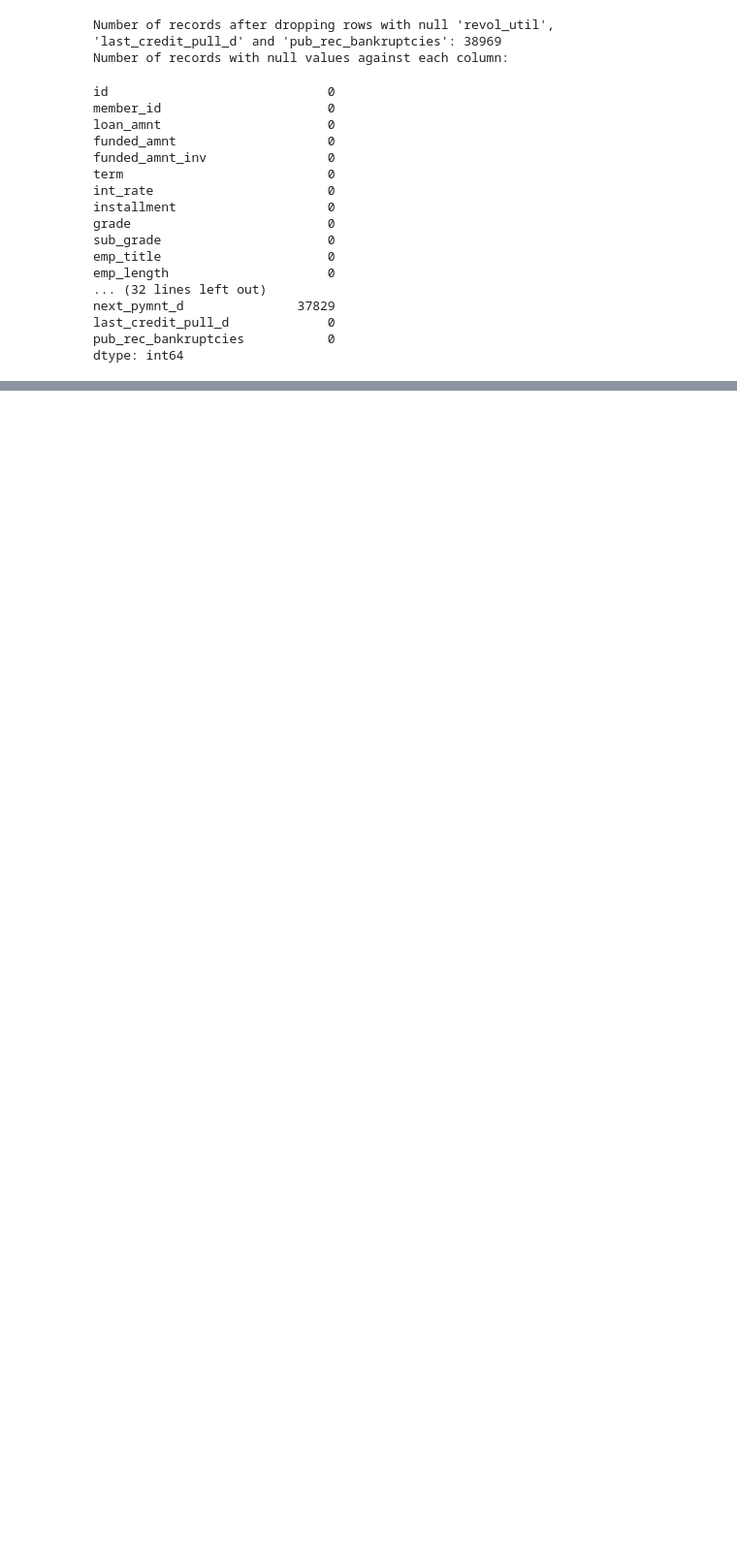
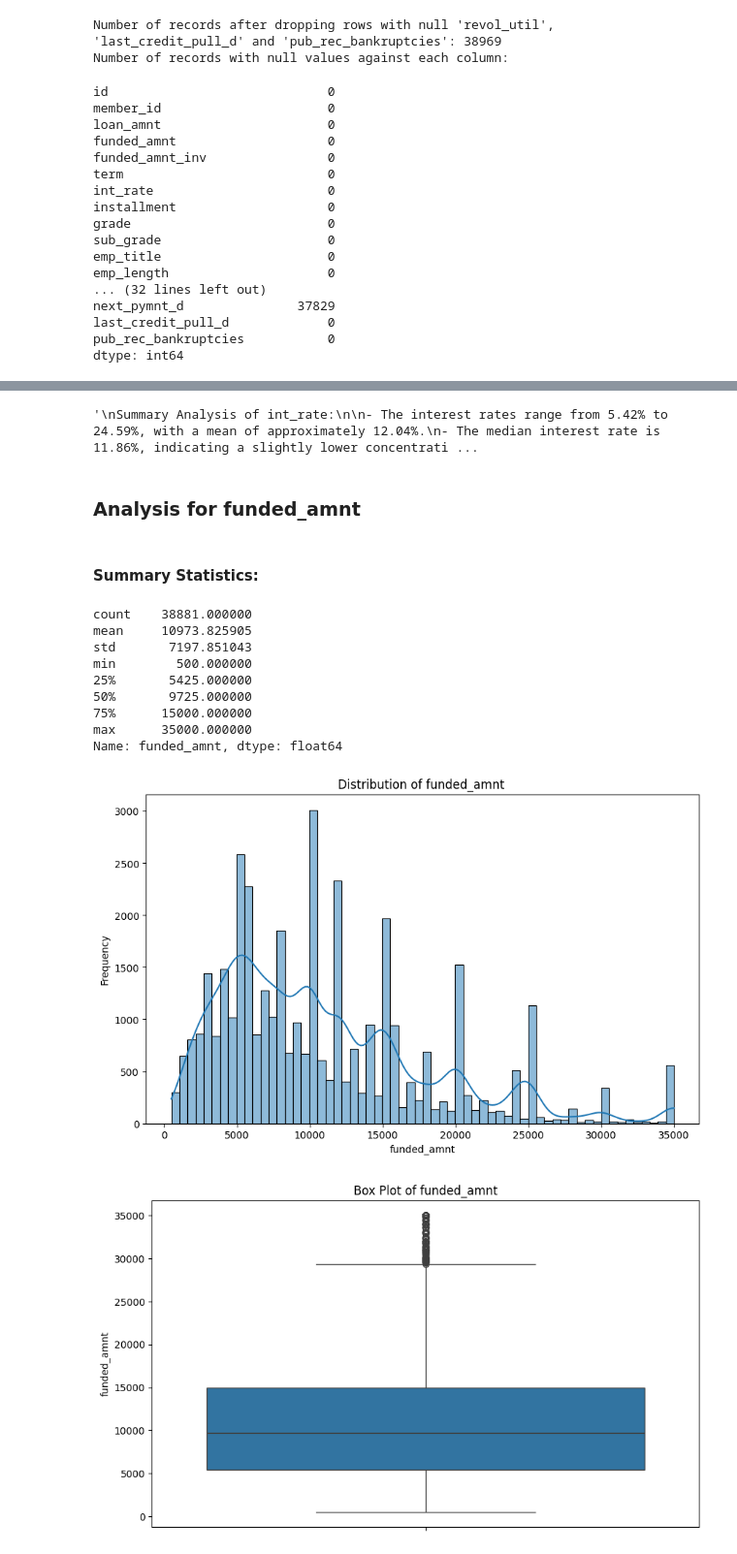
Before and after one commit to sachinbehl/LendingClubCaseStudy, a Jupyter notebook: LendingClubCaseStudy.ipynb, the cells around one changed output, grey strips where cells are left out. Shown at 97% size. Saved outputs shown, nothing was run; the diff lists cells and outputs as text; code cells hidden in the pictures; blank space fills up the shorter version.

```diff
--- a/LendingClubCaseStudy.ipynb
+++ b/LendingClubCaseStudy.ipynb
@@ -617,0 +766,52 @@ Index: []
+# %%
+"""
+Summary Analysis of int_rate:
+
+- The interest rates range from 5.42% to 24.59%, with a mean of approximately 12.04%.
+- The median interest rate is 11.86%, indicating a slightly lower concentration of interest rates around this value.
+- The standard deviation of 3.74% suggests a moderate variability in interest rates.
+- The interquartile range (IQR) is 5.36%, with rates ranging from 9.25% (25th percentile) to 14.61% (75th percentile), showing a reasonable spread for loan interest rates.
+- Both the minimum and maximum values are within the expected range for personal loans, with no extreme outliers observed.
+- Conclusion: All data should be included in the analysis as the distribution appears normal and reflects the typical range of interest rates offered to borrowers.
+"""
+# %% [output]
+'\nSummary Analysis of int_rate:\n\n- The interest rates range from 5.42% to 24.59%, with a mean of approximately 12.04%.\n- The median interest rate is 11.86%, indicating a slightly lower concentrati ...
+# %%
+# Analysis for 'int_rate'
+display(HTML(f"<h3>Analysis for funded_amnt</h3>"))
+
+# Summary statistics
+display(HTML(f"<h4>Summary Statistics:</h4>"))
+summary_stats = lendingCaseStudyDataFrameCleanedWithTypesCorrected['funded_amnt'].describe()
+display(summary_stats)
+
+# Histogram
+plt.figure(figsize=(10, 6))
+sns.histplot(lendingCaseStudyDataFrameCleanedWithTypesCorrected['funded_amnt'], kde=True)
+plt.title('Distribution of funded_amnt ')
+plt.xlabel('funded_amnt')
+plt.ylabel('Frequency')
+plt.show()
+
+# Box plot
+plt.figure(figsize=(10, 6))
+sns.boxplot(y=lendingCaseStudyDataFrameCleanedWithTypesCorrected['funded_amnt'])
+plt.title('Box Plot of funded_amnt')
+plt.show()
+
+# Separator
+display(HTML("<hr>"))
+# %% [output]
+Analysis for funded_amnt
+Summary Statistics:
+count    38881.000000
+mean     10973.825905
+std       7197.851043
+min        500.000000
+25%       5425.000000
+50%       9725.000000
+75%      15000.000000
+max      35000.000000
+Name: funded_amnt, dtype: float64
+[figure, added]
+[figure, added]
```
Also changed, not shown: parts of 46 cells of this notebook.
